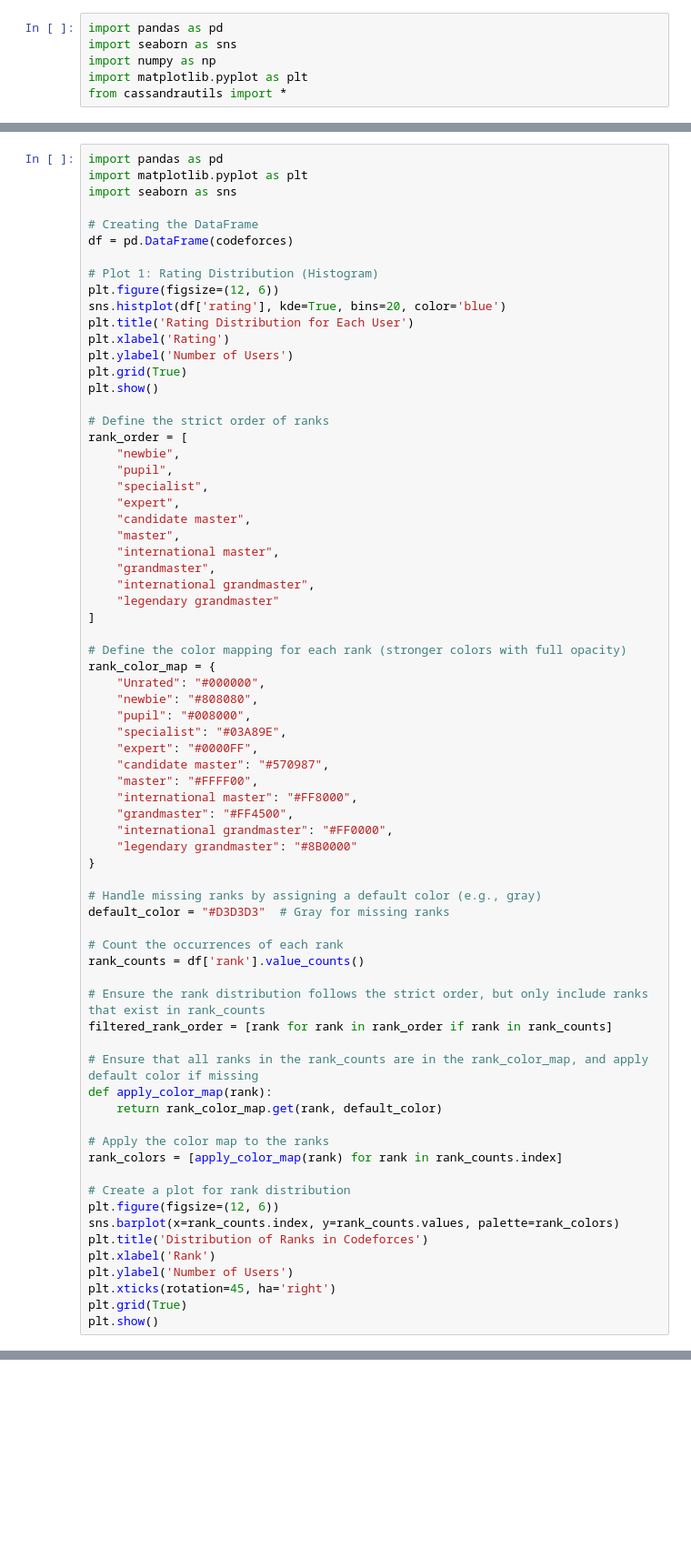
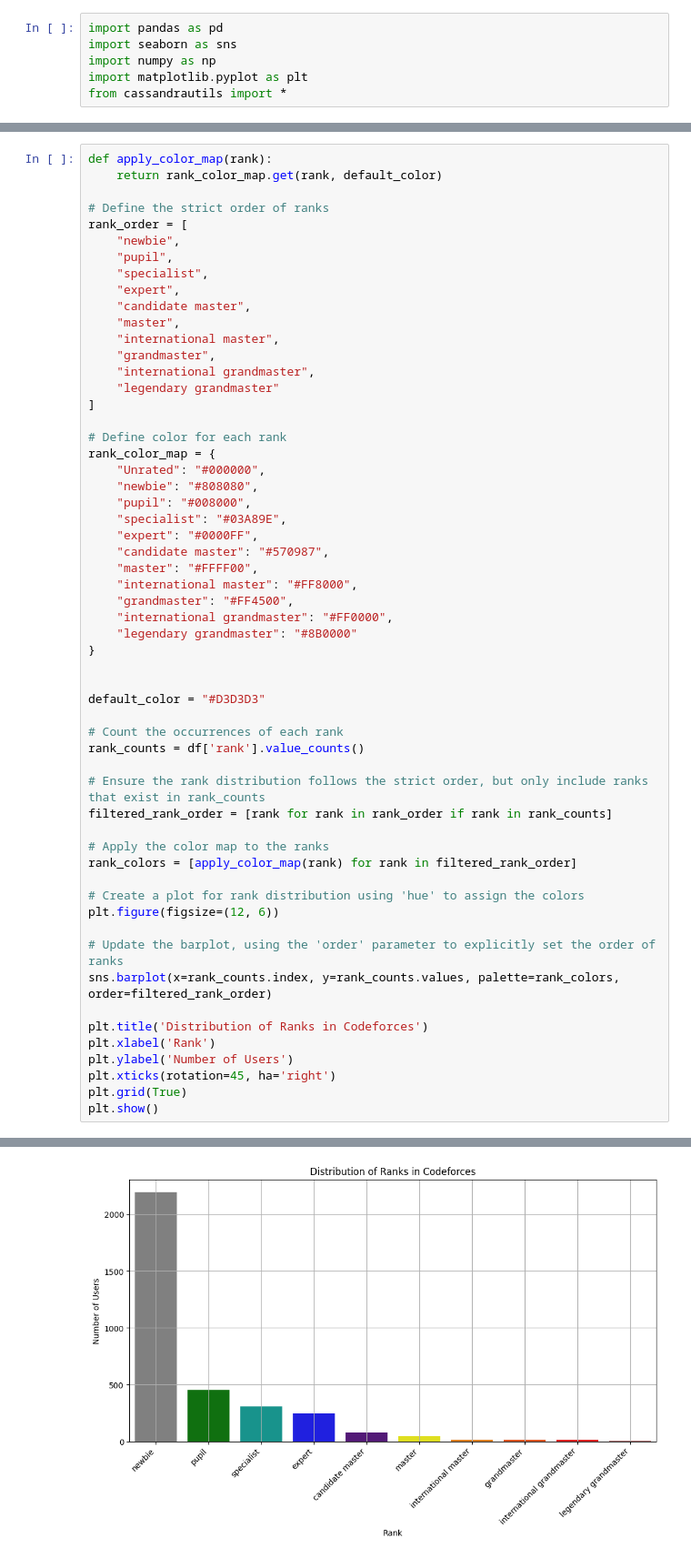
Before and after one commit to kaito274/Data-Pipeline-with-Docker, a Jupyter notebook: data-vis/python/blog-visuals.ipynb, the cells around one changed output, grey strips where cells are left out. Shown at 91% size. Cells and saved outputs as stored; diff of their text form; blank space fills up the shorter version.

```diff
--- a/data-vis/python/blog-visuals.ipynb
+++ b/data-vis/python/blog-visuals.ipynb
@@ -116,19 +186,6 @@ Text(0.5, 1.0, "Plotting 'Feels like' temperature")
 # %%
-import pandas as pd
-import matplotlib.pyplot as plt
-import seaborn as sns
-
-# Creating the DataFrame
-df = pd.DataFrame(codeforces)
-
-# Plot 1: Rating Distribution (Histogram)
-plt.figure(figsize=(12, 6))
-sns.histplot(df['rating'], kde=True, bins=20, color='blue')
-plt.title('Rating Distribution for Each User')
-plt.xlabel('Rating')
-plt.ylabel('Number of Users')
-plt.grid(True)
-plt.show()
+def apply_color_map(rank):
+    return rank_color_map.get(rank, default_color)
 
 # Define the strict order of ranks
 rank_order = [
@@ -144,7 +201,7 @@ rank_order = [
     "legendary grandmaster"
 ]
 
-# Define the color mapping for each rank (stronger colors with full opacity)
+# Define color for each rank
 rank_color_map = {
     "Unrated": "#000000",
     "newbie": "#808080",
@@ -159,8 +216,8 @@ rank_color_map = {
     "legendary grandmaster": "#8B0000"
 }
 
-# Handle missing ranks by assigning a default color (e.g., gray)
-default_color = "#D3D3D3"  # Gray for missing ranks
+
+default_color = "#D3D3D3"
 
 # Count the occurrences of each rank
 rank_counts = df['rank'].value_counts()
@@ -168,19 +225,19 @@ rank_counts = df['rank'].value_counts()
 # Ensure the rank distribution follows the strict order, but only include ranks that exist in rank_counts
 filtered_rank_order = [rank for rank in rank_order if rank in rank_counts]
 
-# Ensure that all ranks in the rank_counts are in the rank_color_map, and apply default color if missing
-def apply_color_map(rank):
-    return rank_color_map.get(rank, default_color)
+# Apply the color map to the ranks
+rank_colors = [apply_color_map(rank) for rank in filtered_rank_order]
 
-# Apply the color map to the ranks
-rank_colors = [apply_color_map(rank) for rank in rank_counts.index]
+# Create a plot for rank distribution using 'hue' to assign the colors
+plt.figure(figsize=(12, 6))
 
-# Create a plot for rank distribution
-plt.figure(figsize=(12, 6))
-sns.barplot(x=rank_counts.index, y=rank_counts.values, palette=rank_colors)
+# Update the barplot, using the 'order' parameter to explicitly set the order of ranks
+sns.barplot(x=rank_counts.index, y=rank_counts.values, palette=rank_colors, order=filtered_rank_order)
+
 plt.title('Distribution of Ranks in Codeforces')
 plt.xlabel('Rank')
 plt.ylabel('Number of Users')
 plt.xticks(rotation=45, ha='right')
 plt.grid(True)
 plt.show()
+# %% [output]
@@ -186,0 +247 @@ plt.show()
+[figure, added]
```
Also changed, not shown: parts of 27 cells of this notebook, 10 other files.
